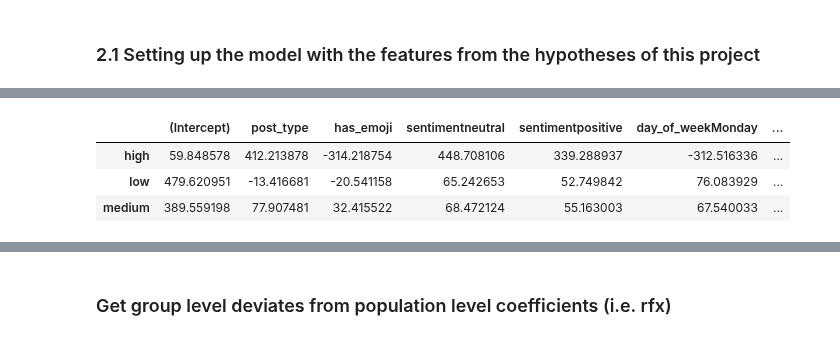
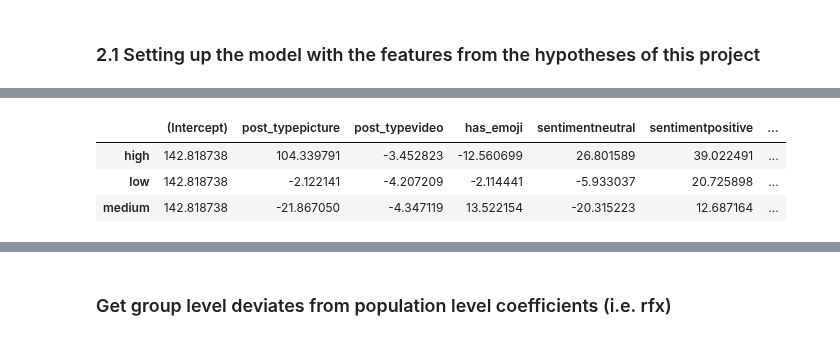
Before and after one commit to crlhbs/Group1_MarketingStrategy, a Jupyter notebook: Multi-level_Analysis.ipynb, the cells around one changed output, grey strips where cells are left out. Saved outputs shown, nothing was run; the diff lists cells and outputs as text; code cells hidden in the pictures.

```diff
--- a/Multi-level_Analysis.ipynb
+++ b/Multi-level_Analysis.ipynb
@@ -119,7 +118,7 @@ from pymer4.models import Lmer
 #model.fit()
 # %%
 # Define the formula for the multilevel regression model with varying slopes
-formula = 'weighted_engagement ~ post_type + has_emoji + sentiment + day_of_week + time_of_day + (1 + post_type|followers) + (1 + has_emoji|followers) + (1 + sentiment|followers) + (1 + day_of_week|followers) + (1 + time_of_day|followers)'
+formula = 'engagement ~ post_type + has_emoji + sentiment + day_of_week + time_of_day + (1 + post_type|followers) + (1 + has_emoji|followers) + (1 + sentiment|followers) + (1 + day_of_week|followers) + (1 + time_of_day|followers)'
 
 # Create an instance of the Lmer model
 model = Lmer(formula, data=original_df)
@@ -181,10 +179,10 @@ fixed_effects
 # %%
 # Get group level coefficients (just the first 5)
 # Each row here is a unique intercept and slope
 # which vary because we parameterized our rfx that way above
-model.fixef.head(5)
+model.fixef
 # %% [output]
-|  | (Intercept) | post_type | has_emoji | sentimentneutral | sentimentpositive | day_of_weekMonday | ... |
-| high | 59.848578 | 412.213878 | -314.218754 | 448.708106 | 339.288937 | -312.516336 | ... |
-| low | 479.620951 | -13.416681 | -20.541158 | 65.242653 | 52.749842 | 76.083929 | ... |
-| medium | 389.559198 | 77.907481 | 32.415522 | 68.472124 | 55.163003 | 67.540033 | ... |
+|  | (Intercept) | post_typepicture | post_typevideo | has_emoji | sentimentneutral | sentimentpositive | ... |
+| high | 142.818738 | 104.339791 | -3.452823 | -12.560699 | 26.801589 | 39.022491 | ... |
+| low | 142.818738 | -2.122141 | -4.207209 | -2.114441 | -5.933037 | 20.725898 | ... |
+| medium | 142.818738 | -21.867050 | -4.347119 | 13.522154 | -20.315223 | 12.687164 | ... |
```
Also changed, not shown: parts of 10 cells of this notebook, 2 other files.
